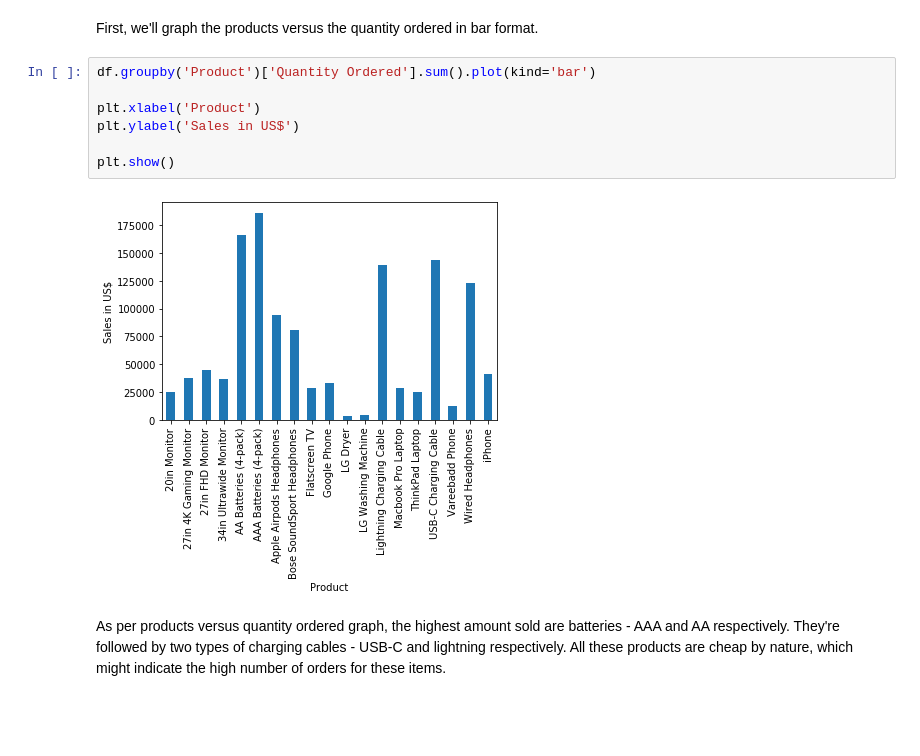
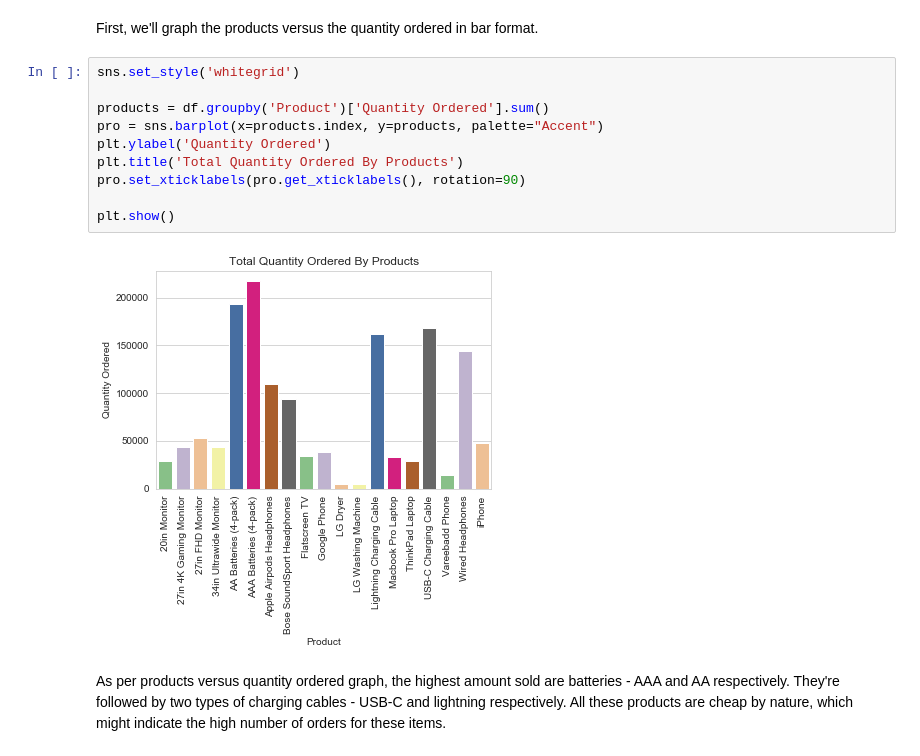
Before and after one commit to hosadman/sales-data-analysis, a Jupyter notebook: sales-data-analysis.ipynb, the cells around one changed output. Saved outputs shown, nothing was run; the diff lists cells and outputs as text; blank space fills up the shorter version.

```diff
--- a/sales-data-analysis.ipynb
+++ b/sales-data-analysis.ipynb
@@ -205,15 +210,18 @@ From the graph, it's evident that the popular hours for purchasing items is 10-1
 Now, we focus on which products get the highest revenue, first by quantity and then by the average price of the products.
 # %% [markdown]
 First, we'll graph the products versus the quantity ordered in bar format.
-# %%
-df.groupby('Product')['Quantity Ordered'].sum().plot(kind='bar')
-
-plt.xlabel('Product')
-plt.ylabel('Sales in US$')
-
-plt.show()
-# %% [output]
-[figure, removed]
+# %%
+sns.set_style('whitegrid')
+
+products = df.groupby('Product')['Quantity Ordered'].sum()
+pro = sns.barplot(x=products.index, y=products, palette="Accent")
+plt.ylabel('Quantity Ordered')
+plt.title('Total Quantity Ordered By Products')
+pro.set_xticklabels(pro.get_xticklabels(), rotation=90)
+
+plt.show()
+# %% [output]
+[figure, added]
 # %% [markdown]
 As per products versus quantity ordered graph, the highest amount sold are batteries - AAA and AA respectively. They're followed by two types of charging cables - USB-C and lightning respectively. All these products are cheap by nature, which might indicate the high number of orders for these items.
 # %% [markdown]
```
Also changed, not shown: parts of 7 cells of this notebook.
